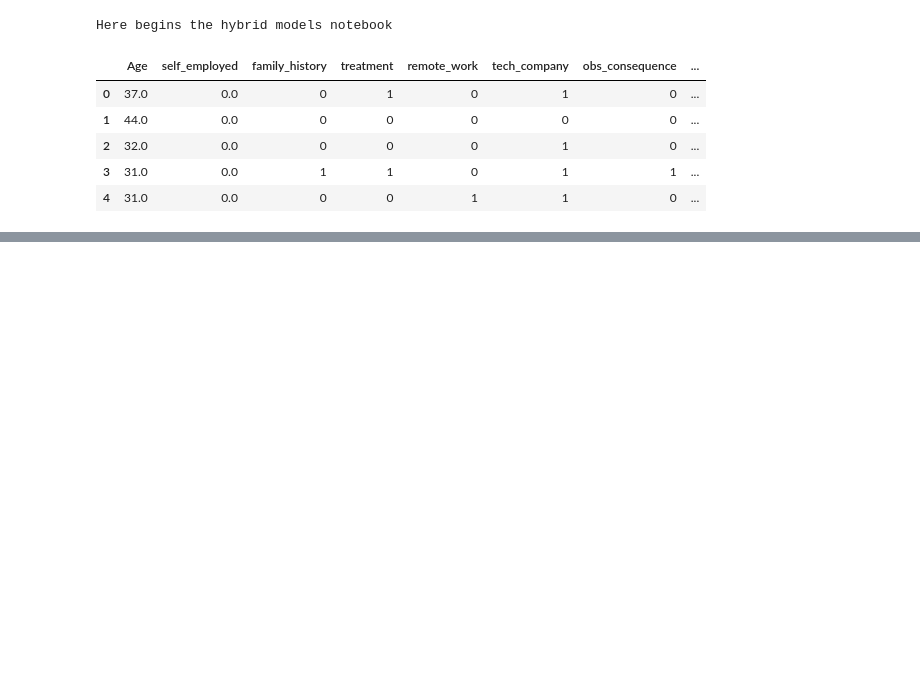
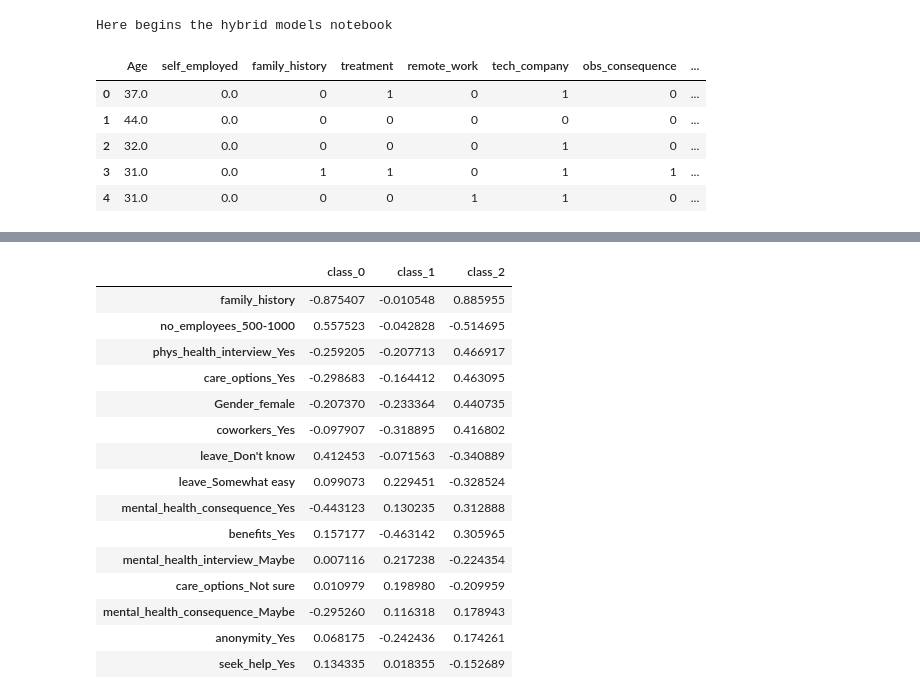
Before and after one commit to mateidiana/WellBeingModelling, a Jupyter notebook: notebooks/hybrid_models/03_1_hybrid_models_mh_tech.ipynb, the cells around one changed output, grey strips where cells are left out. Cells and saved outputs as stored; diff of their text form; code cells hidden in the pictures; blank space fills up the shorter version.

```diff
--- a/notebooks/hybrid_models/03_1_hybrid_models_mh_tech.ipynb
+++ b/notebooks/hybrid_models/03_1_hybrid_models_mh_tech.ipynb
@@ -395,3 +405,30 @@ Classification Report:
+# %%
+coef_df_xgb = pd.DataFrame(
+    logreg_hybrid_xgb.coef_,
+    columns=selected_features_xgb,
+    index=[f"class_{c}" for c in logreg_hybrid_xgb.classes_]
+)
+
+coef_df_xgb.T.sort_values(
+    by="class_2", key=np.abs, ascending=False
+).head(15)
+# %% [output]
+|  | class_0 | class_1 | class_2 |
+| family_history | -0.875407 | -0.010548 | 0.885955 |
+| no_employees_500-1000 | 0.557523 | -0.042828 | -0.514695 |
+| phys_health_interview_Yes | -0.259205 | -0.207713 | 0.466917 |
+| care_options_Yes | -0.298683 | -0.164412 | 0.463095 |
+| Gender_female | -0.207370 | -0.233364 | 0.440735 |
+| coworkers_Yes | -0.097907 | -0.318895 | 0.416802 |
+| leave_Don't know | 0.412453 | -0.071563 | -0.340889 |
+| leave_Somewhat easy | 0.099073 | 0.229451 | -0.328524 |
+| mental_health_consequence_Yes | -0.443123 | 0.130235 | 0.312888 |
+| benefits_Yes | 0.157177 | -0.463142 | 0.305965 |
+| mental_health_interview_Maybe | 0.007116 | 0.217238 | -0.224354 |
+| care_options_Not sure | 0.010979 | 0.198980 | -0.209959 |
+| mental_health_consequence_Maybe | -0.295260 | 0.116318 | 0.178943 |
+| anonymity_Yes | 0.068175 | -0.242436 | 0.174261 |
+| seek_help_Yes | 0.134335 | 0.018355 | -0.152689 |
 # %%
 # Define base models for stacking
 # These represent different modeling paradigms:
```
Also changed, not shown: parts of 14 cells of this notebook, 2 other files.
